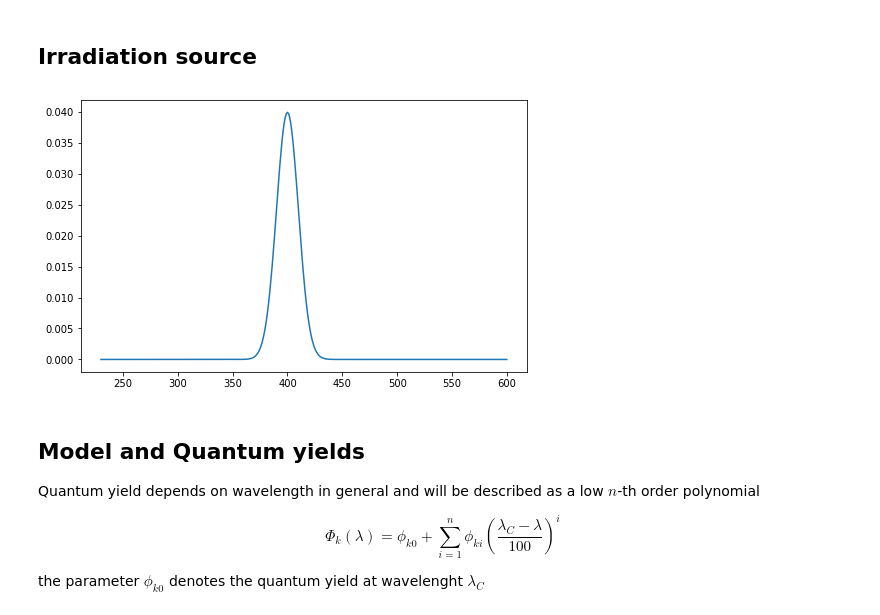
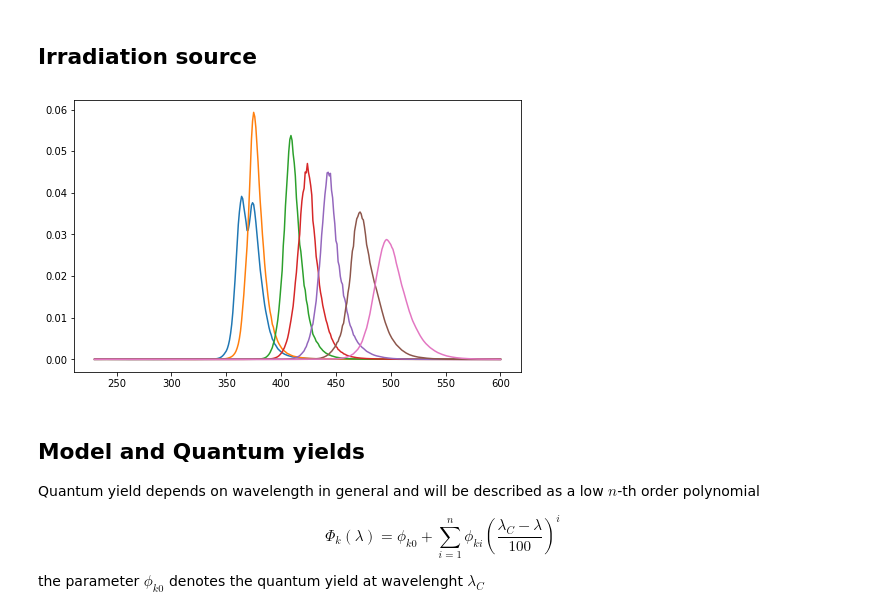
Before and after one commit to dmadea/Jupyter-Tutorials, a Jupyter notebook: Photoreaction kinetics/Simulation-general.ipynb, the cells around one changed output. Drawn from its saved outputs; the diff is of its cells as text; code cells hidden in the pictures.

```diff
--- a/Photoreaction kinetics/Simulation-general.ipynb
+++ b/Photoreaction kinetics/Simulation-general.ipynb
@@ -139,23 +139,35 @@ plt.show()
 # %% [markdown]
 ## Irradiation source
 # %%
-def gauss(x, mu, sigma):
-    return np.exp(- (x - mu) * (x - mu) / (2 * sigma * sigma))
+# def gauss(x, mu, sigma):
+#     return np.exp(- (x - mu) * (x - mu) / (2 * sigma * sigma))
 
-def I_source_sweep(t, wavelengths, t_max=210, range_max=(500, 400), sigma=10):
-    # max = f(t)
-    m = range_max[0] + (range_max[1] - range_max[0]) * t/t_max
-    i_s = gauss(wavelengths, m, sigma)
+# def I_source_sweep(t, wavelengths, t_max=210, range_max=(500, 400), sigma=10):
+#     # max = f(t)
+#     m = range_max[0] + (range_max[1] - range_max[0]) * t/t_max
+#     i_s = gauss(wavelengths, m, sigma)
 
-    return i_s / np.trapz(i_s)
+#     return i_s / np.trapz(i_s)
+path = r"C:\Users\Dominik\Documents\MUNI\Organic Photochemistry\Projects\2019-Bilirubin project\UV-VIS\QY measurement\Photodiode\new setup"
+
+data_led = np.loadtxt(path + r'\LED sources.txt', delimiter='\t', skiprows=1)
+
+LED_355 = data_led[:, 1] / np.trapz(data_led[:, 1], x=wavelengths)
+LED_375 = data_led[:, 2] / np.trapz(data_led[:, 2], x=wavelengths)
+LED_405 = data_led[:, 3] / np.trapz(data_led[:, 3], x=wavelengths)
+LED_420 = data_led[:, 4] / np.trapz(data_led[:, 4], x=wavelengths)
+LED_450 = data_led[:, 5] / np.trapz(data_led[:, 5], x=wavelengths)
+LED_470 = data_led[:, 6] / np.trapz(data_led[:, 6], x=wavelengths)
+LED_490 = data_led[:, 7] / np.trapz(data_led[:, 7], x=wavelengths)
+
 
 plt.rcParams['figure.figsize'] = [8, 5]
-I_source = I_source_sweep(210, wavelengths)
+# I_source = I_source_sweep(210, wavelengths)
 # I_source /= np.trapz(I_source)
-plt.plot(wavelengths, I_source, label='irrsource')
+plt.plot(wavelengths, np.asarray([LED_355, LED_375, LED_405, LED_420, LED_450, LED_470, LED_490]).T, label='irrsource')
 plt.show()
 # %% [output]
-[figure, old version]
+[figure, new version]
 # %% [markdown]
 ## Model and Quantum yields
 
```
Also changed, not shown: parts of 6 cells of this notebook, 1 other file.
